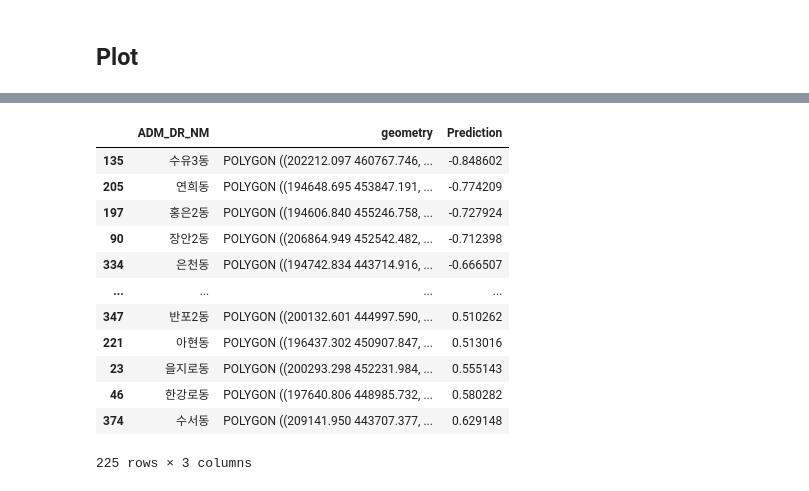
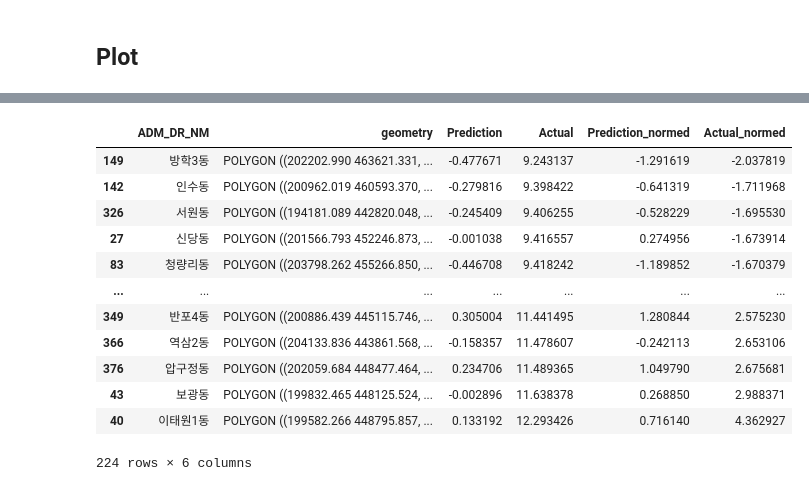
Before and after one commit to ddangchani/bigcontest, a Jupyter notebook: result.ipynb, the cells around one changed output, grey strips where cells are left out. Saved outputs shown, nothing was run; the diff lists cells and outputs as text; code cells hidden in the pictures.

```diff
--- a/result.ipynb
+++ b/result.ipynb
@@ -287,0 +323,19 @@ area_adm = area_adm.join(df['Prediction'],on='ADM_DR_NM')
+# %%
+df_re = df_re.join(seoul_road.drop('geometry', axis=1).set_index('RN'), on='도로명')
+# %%
+prices = [[] for _ in range(len(area_adm))]
+
+for i in tqdm(range(len(df_re))):
+    area_ls = df_re.at[i,'area_nm']
+    price_i = df_re.at[i,'기준금액']
+    for j in area_ls:
+        prices[j].append(price_i)
+
+price = []
+for i in range(len(prices)):
+    if len(prices[i])>0:
+        price.append(np.mean(prices[i]))
+    else:
+        price.append(None)
+
+area_adm['Actual'] = price
@@ -287,0 +344,5 @@ area_adm = area_adm.join(df['Prediction'],on='ADM_DR_NM')
+# %%
+area_adm['Prediction_normed'] = (area_adm['Prediction'] - area_adm['Prediction'].mean())/area_adm['Prediction'].std()
+area_adm['Actual_normed'] = (area_adm['Actual'] - area_adm['Actual'].mean())/area_adm['Actual'].std()
+# %%
+area_adm = area_adm.dropna(axis=0) # Drop NA
@@ -300,16 +408,16 @@ plt.savefig(f'plots/resultplot.png', facecolor='white')
 # %%
-area_adm.dropna().sort_values(by=['Prediction'])
+area_adm.sort_values('Actual_normed')
 # %% [output]
-|  | ADM_DR_NM | geometry | Prediction |
-| 135 | 수유3동 | POLYGON ((202212.097 460767.746, ... | -0.848602 |
-| 205 | 연희동 | POLYGON ((194648.695 453847.191, ... | -0.774209 |
-| 197 | 홍은2동 | POLYGON ((194606.840 455246.758, ... | -0.727924 |
-| 90 | 장안2동 | POLYGON ((206864.949 452542.482, ... | -0.712398 |
-| 334 | 은천동 | POLYGON ((194742.834 443714.916, ... | -0.666507 |
-| ... | ... | ... | ... |
-| 347 | 반포2동 | POLYGON ((200132.601 444997.590, ... | 0.510262 |
-| 221 | 아현동 | POLYGON ((196437.302 450907.847, ... | 0.513016 |
-| 23 | 을지로동 | POLYGON ((200293.298 452231.984, ... | 0.555143 |
-| 46 | 한강로동 | POLYGON ((197640.806 448985.732, ... | 0.580282 |
-| 374 | 수서동 | POLYGON ((209141.950 443707.377, ... | 0.629148 |
+|  | ADM_DR_NM | geometry | Prediction | Actual | Prediction_normed | Actual_normed |
+| 149 | 방학3동 | POLYGON ((202202.990 463621.331, ... | -0.477671 | 9.243137 | -1.291619 | -2.037819 |
+| 142 | 인수동 | POLYGON ((200962.019 460593.370, ... | -0.279816 | 9.398422 | -0.641319 | -1.711968 |
+| 326 | 서원동 | POLYGON ((194181.089 442820.048, ... | -0.245409 | 9.406255 | -0.528229 | -1.695530 |
+| 27 | 신당동 | POLYGON ((201566.793 452246.873, ... | -0.001038 | 9.416557 | 0.274956 | -1.673914 |
+| 83 | 청량리동 | POLYGON ((203798.262 455266.850, ... | -0.446708 | 9.418242 | -1.189852 | -1.670379 |
+| ... | ... | ... | ... | ... | ... | ... |
+| 349 | 반포4동 | POLYGON ((200886.439 445115.746, ... | 0.305004 | 11.441495 | 1.280844 | 2.575230 |
+| 366 | 역삼2동 | POLYGON ((204133.836 443861.568, ... | -0.158357 | 11.478607 | -0.242113 | 2.653106 |
+| 376 | 압구정동 | POLYGON ((202059.684 448477.464, ... | 0.234706 | 11.489365 | 1.049790 | 2.675681 |
+| 43 | 보광동 | POLYGON ((199832.465 448125.524, ... | -0.002896 | 11.638378 | 0.268850 | 2.988371 |
+| 40 | 이태원1동 | POLYGON ((199582.266 448795.857, ... | 0.133192 | 12.293426 | 0.716140 | 4.362927 |
-225 rows × 3 columns
+224 rows × 6 columns
```
Also changed, not shown: parts of 26 cells of this notebook, 15 other files.
